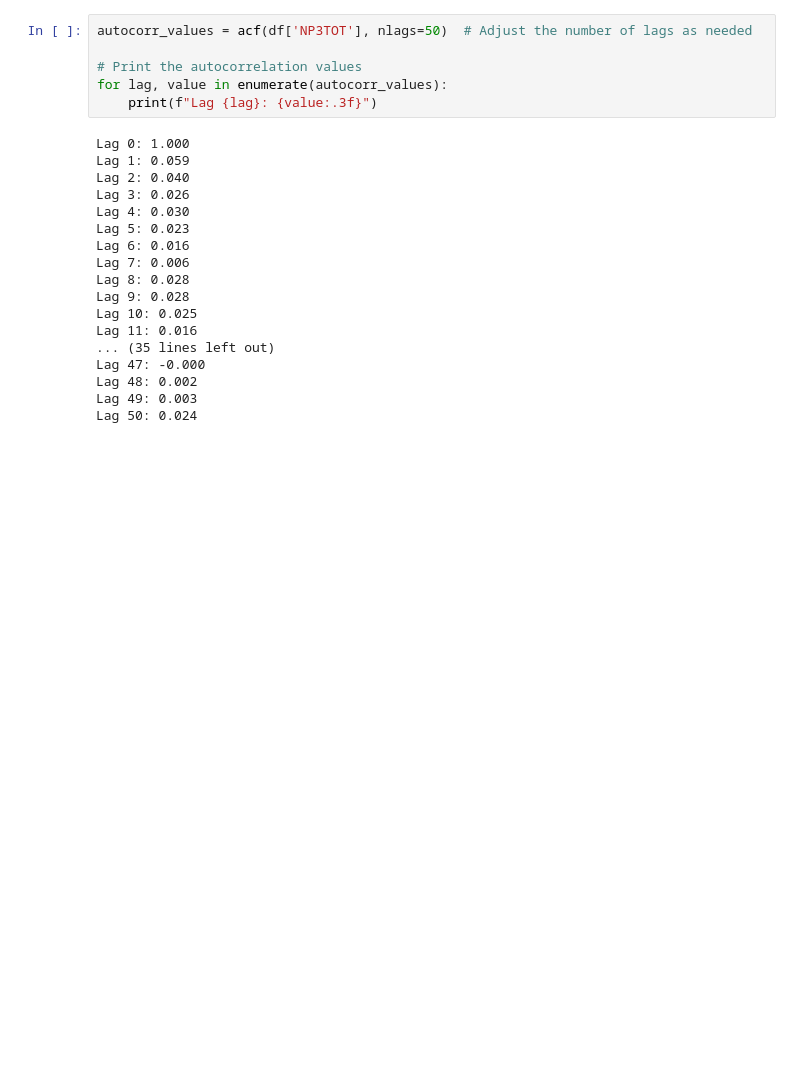
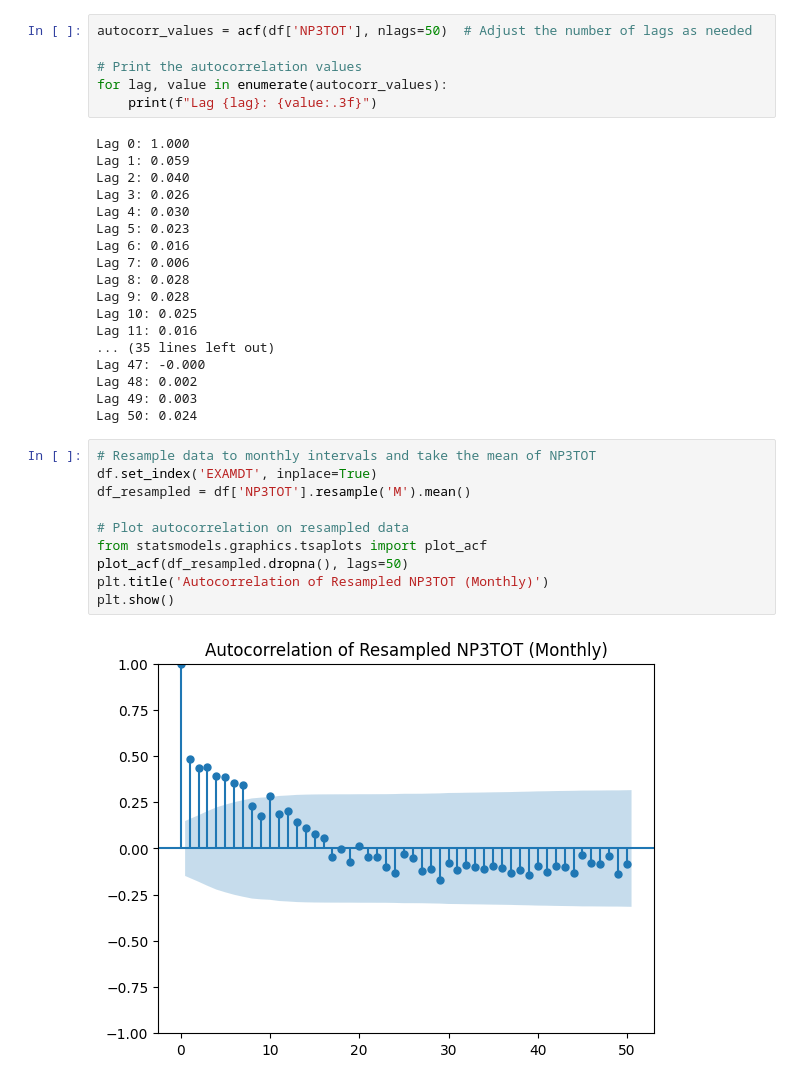
Before and after one commit to LarsHeijnennn/Thesis, a Jupyter notebook: Motor-PPMI/auto_correlation.ipynb, the cells around one changed output. Cells and saved outputs as stored; diff of their text form; blank space fills up the shorter version.

Commit message:
Last changes on 25-03. Did autocorrelation on resampled NP3TOT.

```diff
--- a/Motor-PPMI/auto_correlation.ipynb
+++ b/Motor-PPMI/auto_correlation.ipynb
@@ -71,3 +57,15 @@ Lag 47: -0.000
 Lag 48: 0.002
 Lag 49: 0.003
 Lag 50: 0.024
+# %%
+# Resample data to monthly intervals and take the mean of NP3TOT
+df.set_index('EXAMDT', inplace=True)
+df_resampled = df['NP3TOT'].resample('M').mean()
+
+# Plot autocorrelation on resampled data
+from statsmodels.graphics.tsaplots import plot_acf
+plot_acf(df_resampled.dropna(), lags=50)
+plt.title('Autocorrelation of Resampled NP3TOT (Monthly)')
+plt.show()
+# %% [output]
+[figure, added]
```
Also changed, not shown: parts of 1 cell of this notebook, 1 other file.
